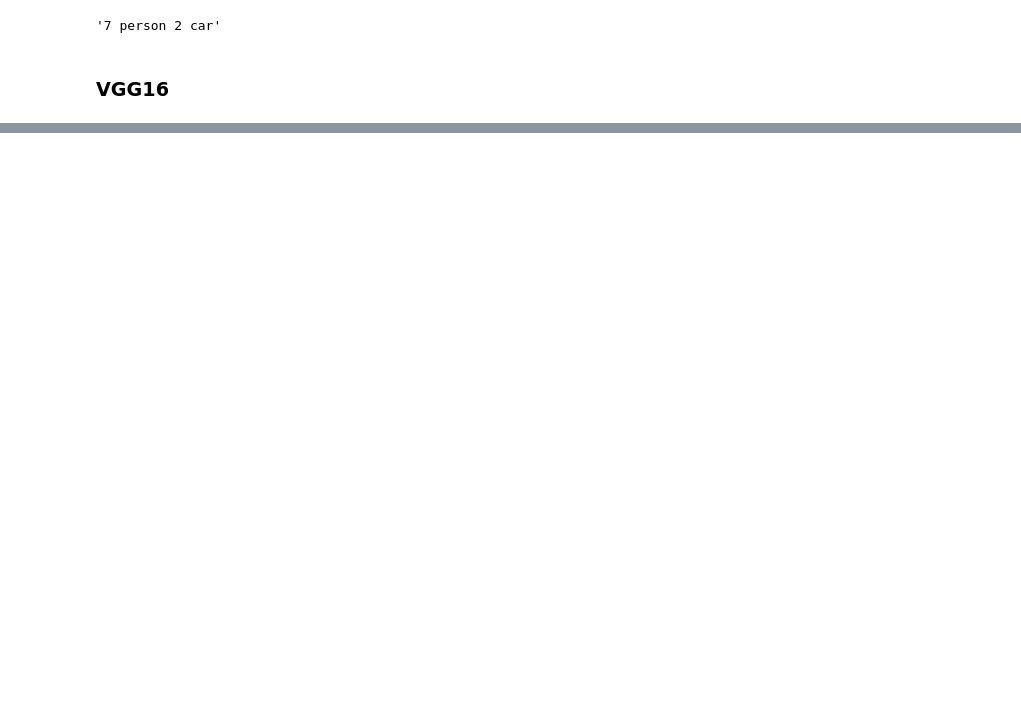
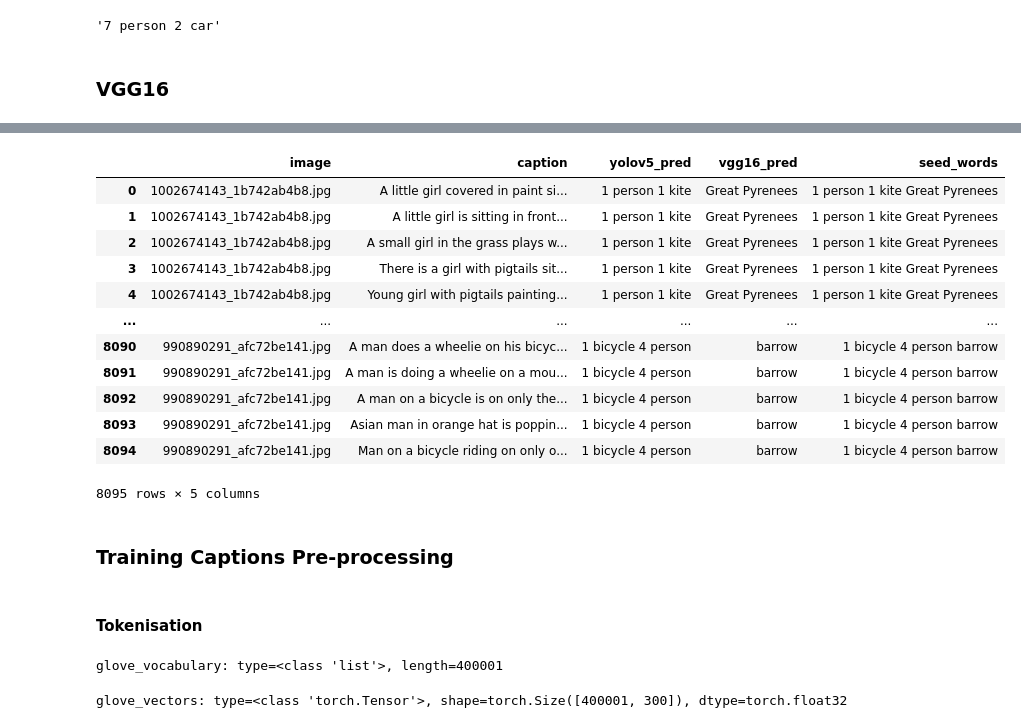
Before and after one commit to edologgerbird/image-caption-generator, a Jupyter notebook: Project_Notebook.ipynb, the cells around one changed output, grey strips where cells are left out. Drawn from its saved outputs; the diff is of its cells as text; code cells hidden in the pictures; blank space fills up the shorter version.

Commit message:
Tokenisation

```diff
--- a/Project_Notebook.ipynb
+++ b/Project_Notebook.ipynb
@@ -421,0 +442,22 @@ train_df
+# %%
+test_df = test_captions.merge(test_image_df, on="image")
+test_df['seed_words'] = test_df['yolov5_pred'] + " " + test_df['vgg16_pred']
+test_df
+# %% [output]
+|  | image | caption | yolov5_pred | vgg16_pred | seed_words |
+| 0 | 1002674143_1b742ab4b8.jpg | A little girl covered in paint si... | 1 person 1 kite | Great Pyrenees | 1 person 1 kite Great Pyrenees |
+| 1 | 1002674143_1b742ab4b8.jpg | A little girl is sitting in front... | 1 person 1 kite | Great Pyrenees | 1 person 1 kite Great Pyrenees |
+| 2 | 1002674143_1b742ab4b8.jpg | A small girl in the grass plays w... | 1 person 1 kite | Great Pyrenees | 1 person 1 kite Great Pyrenees |
+| 3 | 1002674143_1b742ab4b8.jpg | There is a girl with pigtails sit... | 1 person 1 kite | Great Pyrenees | 1 person 1 kite Great Pyrenees |
+| 4 | 1002674143_1b742ab4b8.jpg | Young girl with pigtails painting... | 1 person 1 kite | Great Pyrenees | 1 person 1 kite Great Pyrenees |
+| ... | ... | ... | ... | ... | ... |
+| 8090 | 990890291_afc72be141.jpg | A man does a wheelie on his bicyc... | 1 bicycle 4 person | barrow | 1 bicycle 4 person barrow |
+| 8091 | 990890291_afc72be141.jpg | A man is doing a wheelie on a mou... | 1 bicycle 4 person | barrow | 1 bicycle 4 person barrow |
+| 8092 | 990890291_afc72be141.jpg | A man on a bicycle is on only the... | 1 bicycle 4 person | barrow | 1 bicycle 4 person barrow |
+| 8093 | 990890291_afc72be141.jpg | Asian man in orange hat is poppin... | 1 bicycle 4 person | barrow | 1 bicycle 4 person barrow |
+| 8094 | 990890291_afc72be141.jpg | Man on a bicycle riding on only o... | 1 bicycle 4 person | barrow | 1 bicycle 4 person barrow |
+8095 rows × 5 columns
+# %% [markdown]
+### Training Captions Pre-processing
+# %% [markdown]
+#### Tokenisation
@@ -421,0 +494,18 @@ train_df
+# %%
+# prepare data for the later cells
+glove_vocabulary, glove_vectors = load_glove_vectors()
+rich.print(f"glove_vocabulary: type={type(glove_vocabulary)}, length={len(glove_vocabulary)}")
+rich.print(f"glove_vectors: type={type(glove_vectors)}, shape={glove_vectors.shape}, dtype={glove_vectors.dtype}")
+
+# add special tokens
+special_tokens = ['<|start|>', '<|unknown|>', '<|pad|>']
+glove_vocabulary = special_tokens + glove_vocabulary
+glove_vectors = torch.cat([torch.randn_like(glove_vectors[:len(special_tokens)]), glove_vectors])
+
+# tokenizer for GloVe
+glove_tokenizer = tokenizers.Tokenizer(tokenizers.models.WordLevel(vocab={v:i for i,v in enumerate(glove_vocabulary)}, unk_token="<|unknown|>"))
+glove_tokenizer.normalizer = tokenizers.normalizers.BertNormalizer(strip_accents=False)
+glove_tokenizer.pre_tokenizer = tokenizers.pre_tokenizers.Whitespace()
+# %% [output]
+glove_vocabulary: type=<class 'list'>, length=400001
+glove_vectors: type=<class 'torch.Tensor'>, shape=torch.Size([400001, 300]), dtype=torch.float32
```
Also changed, not shown: parts of 25 cells of this notebook.
